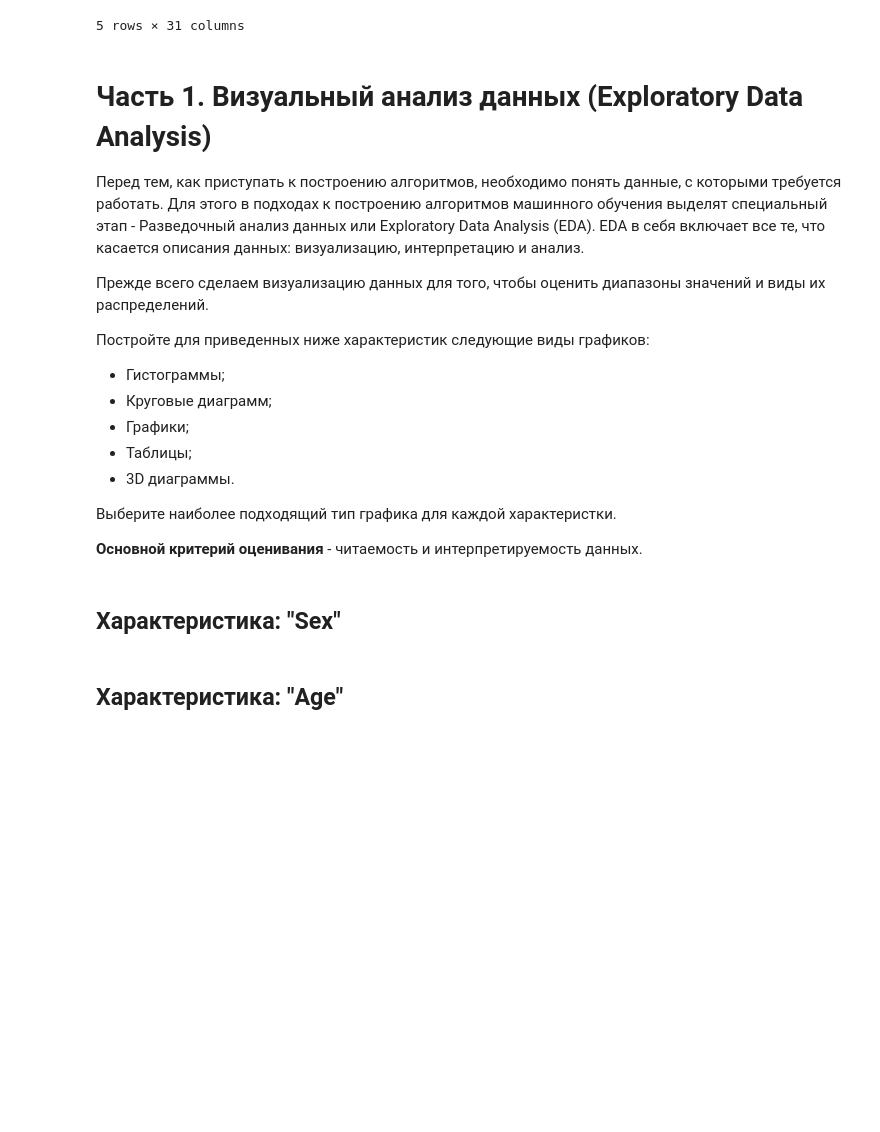
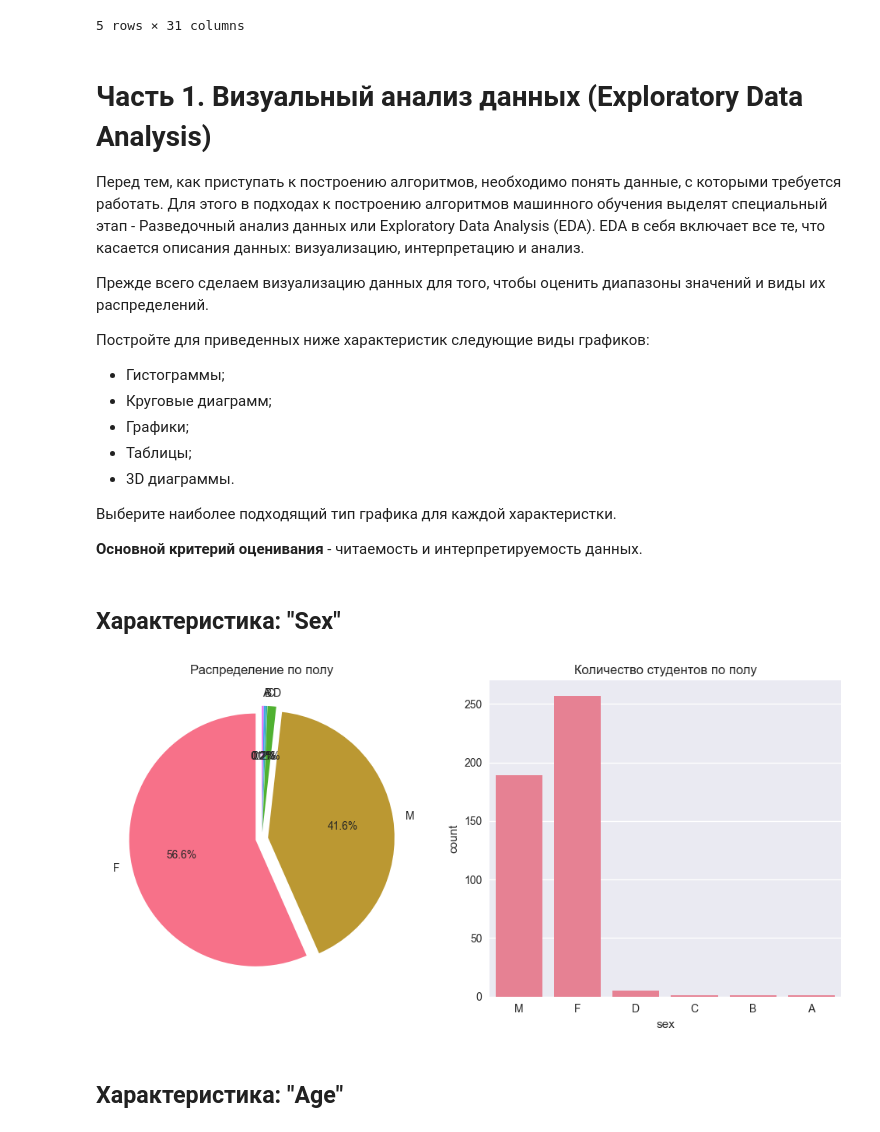
Before and after one commit to UmbrellaLeaf5/machine_learning, a Jupyter notebook: homeworks/hw1/hw_1_EDA.ipynb, the cells around one changed output. Drawn from its saved outputs; the diff is of its cells as text; code cells hidden in the pictures; blank space fills up the shorter version.

Commit message:
start hw1.ipynb

```diff
--- a/homeworks/hw1/hw_1_EDA.ipynb
+++ b/homeworks/hw1/hw_1_EDA.ipynb
@@ -29,3 +35,6 @@ X_train.head(5)
+# %%
+plt.style.use("seaborn-v0_8")
+sns.set_palette("husl")
 # %% [markdown]
 # Часть 1. Визуальный анализ данных (Exploratory Data Analysis)
 
@@ -34,6 +43,7 @@ X_train.head(5)
 Прежде всего сделаем визуализацию данных для того, чтобы оценить диапазоны значений и виды их распределений.
 
 Постройте для приведенных ниже характеристик следующие виды графиков:
+
 - Гистограммы;
 - Круговые диаграмм;
 - Графики;
@@ -42,8 +52,31 @@ X_train.head(5)
 
 Выберите наиболее подходящий тип графика для каждой характеристки.
 
-__Основной критерий оценивания__ - читаемость и интерпретируемость данных.
+**Основной критерий оценивания** - читаемость и интерпретируемость данных.
 # %% [markdown]
 ## Характеристика: "Sex"
+# %%
+# Круговая диаграмма для пола
+plt.figure(figsize=(10, 5))
+
+plt.subplot(1, 2, 1)
+sex_counts = X_train["sex"].value_counts()
+plt.pie(
+  sex_counts.values,
+  labels=sex_counts.index,
+  autopct="%1.1f%%",
+  startangle=90,
+  explode=(0.05, 0.05, 0.05, 0.05, 0.05, 0.05),
+)
+plt.title("Распределение по полу")
+
+plt.subplot(1, 2, 2)
+sns.countplot(data=X_train, x="sex")
+plt.title("Количество студентов по полу")
+
+plt.tight_layout()
+plt.show()
+# %% [output]
+[figure, added]
 # %% [markdown]
 ## Характеристика: "Age"
```
Also changed, not shown: parts of 30 cells of this notebook, 2 other files.
